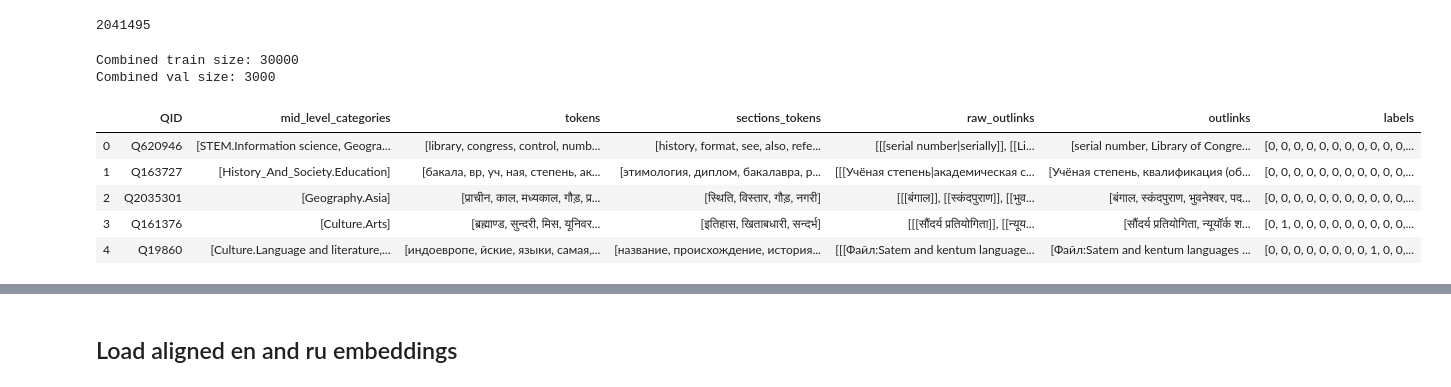
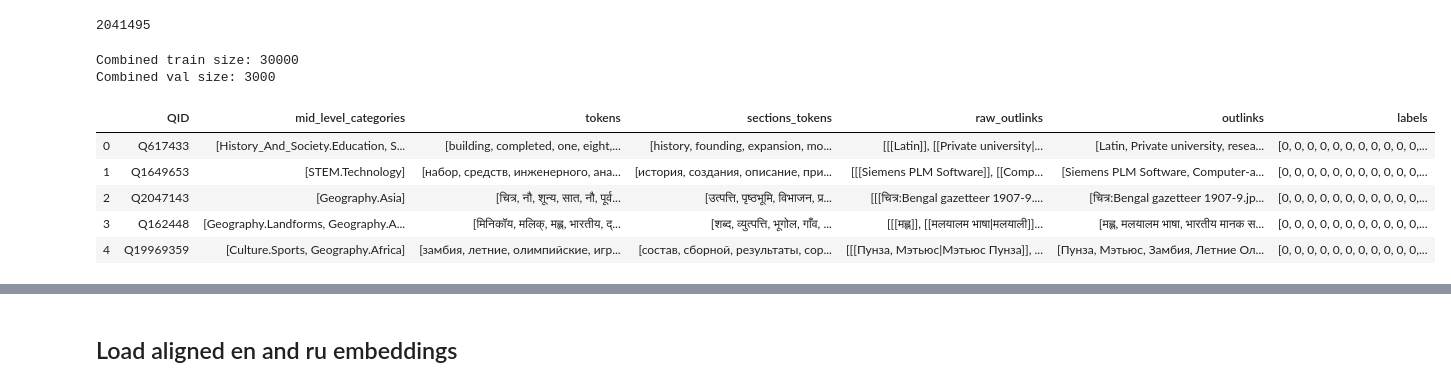
Before and after one commit to mmarinated/topic-modeling, a Jupyter notebook: baseline/mixed_en_ru_hi.ipynb, the cells around one changed output, grey strips where cells are left out. Cells and saved outputs as stored; diff of their text form; code cells hidden in the pictures.

Commit message:
Cleaned dataloader, train-val-test code.

```diff
--- a/baseline/mixed_en_ru_hi.ipynb
+++ b/baseline/mixed_en_ru_hi.ipynb
@@ -55,8 +76,8 @@ from functools import partial
 LANGUAGES_LIST = ["english", "russian", "hindi"] #
 LANGUAGES_DICT = defaultdict(dict)
 
-test_size = 0.1
-train_size = 10000
+monolingual_train_size = 30000
+multilingual_train_size = 10000
 val_size = 1000
 
 # assuming the data is in PATH_TO_DATA_FOLDER
@@ -64,15 +85,13 @@ for language in LANGUAGES_LIST:
     language_code = language[:2]
     LANGUAGES_DICT[language]["language_code"] = language_code
     FILE_NAMES_DICT = {
-        "vocab": f"vocab_all_{language_code}.pt",
-        "json": f"wikitext_topics_{language_code}_filtered.json",
-        "wiki_df": f"wikitext_tokenized_text_sections_outlinks_{language_code}.p",
-        "vocab": f"vocab_all_{language_code}.pt",
-        "train": f"df_wiki_train_{train_size}_{language_code}.pt",
-        "val": f"df_wiki_valid_{val_size}_{language_code}.pt",
-        "test": f"df_wiki_test_{test_size}_{language_code}.pt",
-        "not_test": f"df_wiki_not_test_{1 - test_size}_{language_code}.pt",
-#         "tensor_dataset": f"wiki_tensor_dataset_{language_code}.pt",
+        "vocab": f"{PATH_TO_DATA_FOR_MODEL_FOLDER}vocab_all_{language_code}.pt",
+        "monolingual_train": f"{PATH_TO_DATA_FOR_MODEL_FOLDER}df_wiki_monolingual_train_{monolingual_train_size}_{language_code}.pt",
+        "multilingual_train": f"{PATH_TO_DATA_FOR_MODEL_FOLDER}df_wiki_multilingual_train_{multilingual_train_size}_{language_code}.pt",
+        "val": f"{PATH_TO_DATA_FOR_MODEL_FOLDER}df_wiki_valid_{val_size}_{language_code}.pt",
+        "test": f"{PATH_TO_DATA_FOR_MODEL_FOLDER}df_wiki_test_{language_code}.pt",
+        "fasttext_embeddings": f"{PATH_TO_EMBEDDINGS_FOLDER}wiki.{language_code}.align.vec",
+        "embed_matrix": f'{PATH_TO_SAVED_EMBED_FOLDER}embeddings_matrix_with_idx_to_word_{language_code}.pt',
     }
     # ADD check that these files exist
     LANGUAGES_DICT[language]["FILE_NAMES_DICT"] = FILE_NAMES_DICT
@@ -82,7 +101,7 @@ classes = torch.load(PATH_TO_DATA_FOLDER + "45_classes_list.pt")
 mlb = MultiLabelBinarizer(classes)
 
 for language, lang_dict in LANGUAGES_DICT.items():
-    vocab = torch.load(PATH_TO_DATA_FOLDER + lang_dict["FILE_NAMES_DICT"]["vocab"])
+    vocab = torch.load(lang_dict["FILE_NAMES_DICT"]["vocab"])
     print(f"{language} vocab size is:", len(vocab))
 #     LANGUAGES_DICT[language]["vocab"] = vocab
     LANGUAGES_DICT[language]["index_to_word"], LANGUAGES_DICT[language]["word_to_index"] =\
@@ -110,35 +129,37 @@ len(index_to_word)
 2041495
 # %%
 from collections import defaultdict
+from sklearn.model_selection import train_test_split
 
 SEED = 57
 
 wiki_train, wiki_valid = [], []
 
 dict_of_dfs = defaultdict()
 
 for language, lang_dict in LANGUAGES_DICT.items():
     language_code = lang_dict["language_code"]
-    dict_of_dfs[f"train_{language_code}"], dict_of_dfs[f"val_{language_code}"] =\
-            (torch.load(PATH_TO_DATA_FOLDER + lang_dict["FILE_NAMES_DICT"]["train"]),
-             torch.load(PATH_TO_DATA_FOLDER + lang_dict["FILE_NAMES_DICT"]["val"]))
-    wiki_train.append(dict_of_dfs[f"train_{language_code}"])
+    dict_of_dfs[f"monolingual_train_{language_code}"], dict_of_dfs[f"multilingual_train_{language_code}"] =\
+            (torch.load(lang_dict["FILE_NAMES_DICT"]["monolingual_train"]),
+             torch.load(lang_dict["FILE_NAMES_DICT"]["multilingual_train"]))
+    dict_of_dfs[f"val_{language_code}"] = torch.load(lang_dict["FILE_NAMES_DICT"]["val"])
+    wiki_train.append(dict_of_dfs[f"multilingual_train_{language_code}"])
     wiki_valid.append(dict_of_dfs[f"val_{language_code}"])
 
 wiki_train = pd.concat(wiki_train).sample(frac=1, random_state=SEED).reset_index(drop=True)
 wiki_valid = pd.concat(wiki_valid).sample(frac=1, random_state=SEED).reset_index(drop=True)
 
 dict_of_dfs["train"] = wiki_train
 dict_of_dfs["val"] = wiki_valid
 
 print(f"Combined train size: {wiki_train.shape[0]} \nCombined val size: {wiki_valid.shape[0]}")
 wiki_train.head()
 # %% [output]
 Combined train size: 30000
 Combined val size: 3000
 |  | QID | mid_level_categories | tokens | sections_tokens | raw_outlinks | outlinks | labels |
-| 0 | Q620946 | [STEM.Information science, Geogra... | [library, congress, control, numb... | [history, format, see, also, refe... | [[[serial number|serially]], [[Li... | [serial number, Library of Congre... | [0, 0, 0, 0, 0, 0, 0, 0, 0, 0, 0,... |
-| 1 | Q163727 | [History_And_Society.Education] | [бакала, вр, уч, ная, степень, ак... | [этимология, диплом, бакалавра, р... | [[[Учёная степень|академическая с... | [Учёная степень, квалификация (об... | [0, 0, 0, 0, 0, 0, 0, 0, 0, 0, 0,... |
-| 2 | Q2035301 | [Geography.Asia] | [प्राचीन, काल, मध्यकाल, गौड़, प्र... | [स्थिति, विस्तार, गौड़, नगरी] | [[[बंगाल]], [[स्कंदपुराण]], [[भुव... | [बंगाल, स्कंदपुराण, भुवनेश्वर, पद... | [0, 0, 0, 0, 0, 0, 0, 0, 0, 0, 0,... |
-| 3 | Q161376 | [Culture.Arts] | [ब्रह्माण्ड, सुन्दरी, मिस, यूनिवर... | [इतिहास, खिताबधारी, सन्दर्भ] | [[[सौंदर्य प्रतियोगिता]], [[न्यूय... | [सौंदर्य प्रतियोगिता, न्यूयॉर्क श... | [0, 1, 0, 0, 0, 0, 0, 0, 0, 0, 0,... |
-| 4 | Q19860 | [Culture.Language and literature,... | [индоевропе, йские, языки, самая,... | [название, происхождение, история... | [[[Файл:Satem and kentum language... | [Файл:Satem and kentum languages ... | [0, 0, 0, 0, 0, 0, 0, 0, 1, 0, 0,... |
+| 0 | Q617433 | [History_And_Society.Education, S... | [building, completed, one, eight,... | [history, founding, expansion, mo... | [[[Latin]], [[Private university|... | [Latin, Private university, resea... | [0, 0, 0, 0, 0, 0, 0, 0, 0, 0, 0,... |
+| 1 | Q1649653 | [STEM.Technology] | [набор, средств, инженерного, ана... | [история, создания, описание, при... | [[[Siemens PLM Software]], [[Comp... | [Siemens PLM Software, Computer-a... | [0, 0, 0, 0, 0, 0, 0, 0, 0, 0, 0,... |
+| 2 | Q2047143 | [Geography.Asia] | [चित्र, नौ, शून्य, सात, नौ, पूर्व... | [उत्पत्ति, पृष्ठभूमि, विभाजन, प्र... | [[[चित्र:Bengal gazetteer 1907-9.... | [चित्र:Bengal gazetteer 1907-9.jp... | [0, 0, 0, 0, 0, 0, 0, 0, 0, 0, 0,... |
+| 3 | Q162448 | [Geography.Landforms, Geography.A... | [मिनिकॉय, मलिक्, मह्ल, भारतीय, द्... | [शब्द, व्युत्पत्ति, भूगोल, गाँव, ... | [[[मह्ल]], [[मलयालम भाषा|मलयाली]]... | [मह्ल, मलयालम भाषा, भारतीय मानक स... | [0, 0, 0, 0, 0, 0, 0, 0, 0, 0, 0,... |
+| 4 | Q19969359 | [Culture.Sports, Geography.Africa] | [замбия, летние, олимпийские, игр... | [состав, сборной, результаты, сор... | [[[Пунза, Мэтьюс|Мэтьюс Пунза]], ... | [Пунза, Мэтьюс, Замбия, Летние Ол... | [0, 0, 0, 0, 0, 0, 0, 0, 0, 0, 0,... |
```
Also changed, not shown: parts of 25 cells of this notebook, 3 other files.
